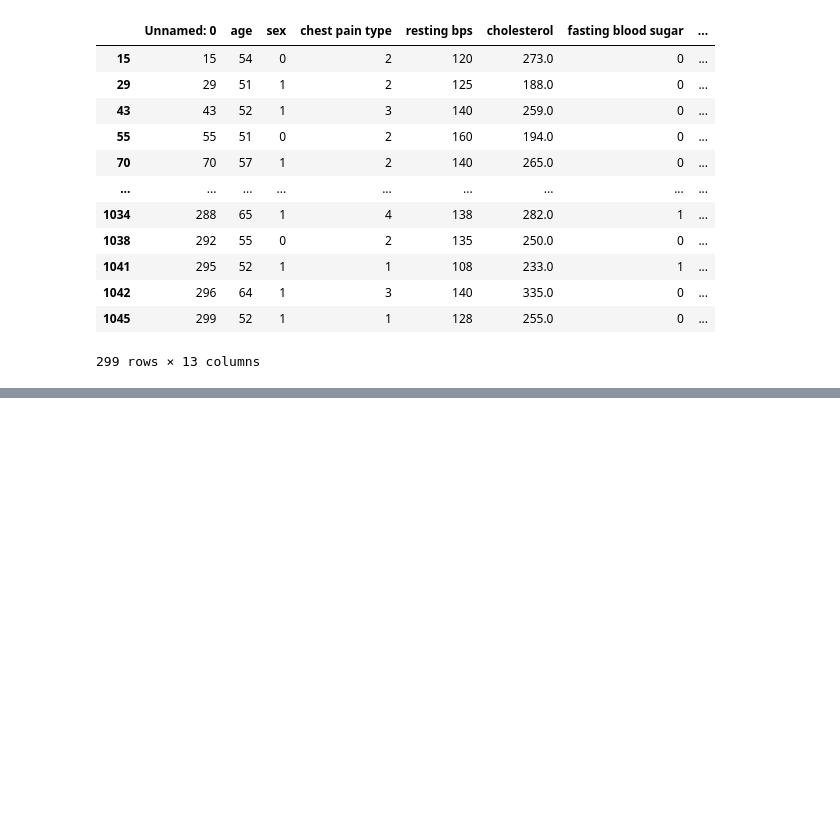
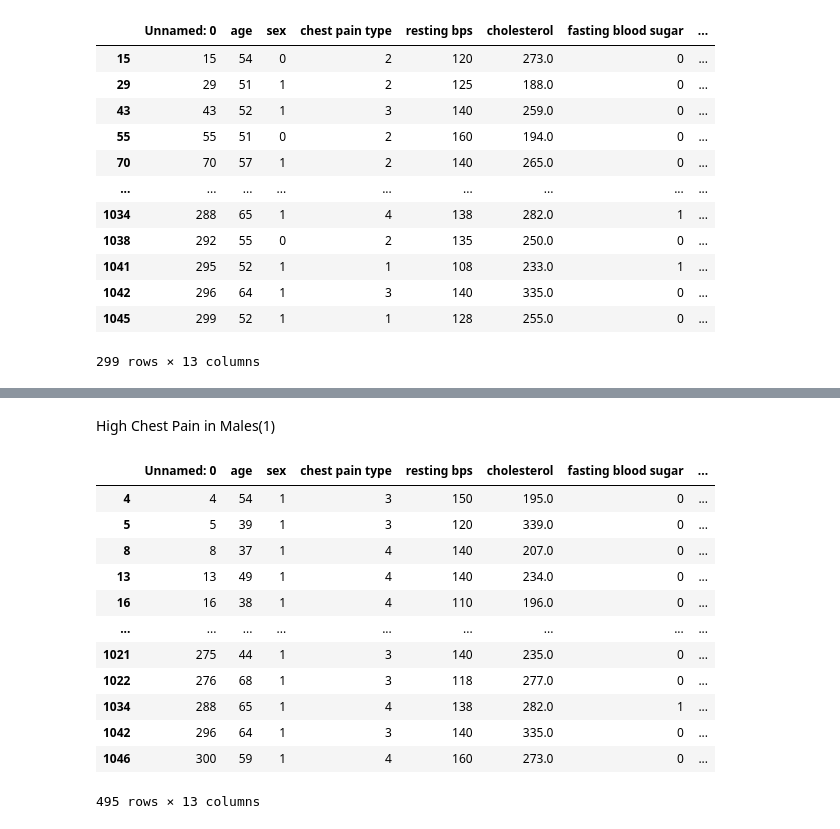
Before and after one commit to Astro0re/Data, a Jupyter notebook: Heart Disease/Heart Disease analysis.ipynb, the cells around one changed output, grey strips where cells are left out. Cells and saved outputs as stored; diff of their text form; code cells hidden in the pictures; blank space fills up the shorter version.

```diff
--- a/Heart Disease/Heart Disease analysis.ipynb
+++ b/Heart Disease/Heart Disease analysis.ipynb
@@ -237,0 +252,18 @@ TypeError: cannot do slice indexing on RangeIndex with these indexers [age] of t
+# %% [markdown]
+High Chest Pain in Males(1)
+# %%
+Hrt[(Hrt['sex'] == 1 ) & (Hrt['chest pain type'] >= 3 ) ]
+# %% [output]
+|  | Unnamed: 0 | age | sex | chest pain type | resting bps | cholesterol | fasting blood sugar | ... |
+| 4 | 4 | 54 | 1 | 3 | 150 | 195.0 | 0 | ... |
+| 5 | 5 | 39 | 1 | 3 | 120 | 339.0 | 0 | ... |
+| 8 | 8 | 37 | 1 | 4 | 140 | 207.0 | 0 | ... |
+| 13 | 13 | 49 | 1 | 4 | 140 | 234.0 | 0 | ... |
+| 16 | 16 | 38 | 1 | 4 | 110 | 196.0 | 0 | ... |
+| ... | ... | ... | ... | ... | ... | ... | ... | ... |
+| 1021 | 275 | 44 | 1 | 3 | 140 | 235.0 | 0 | ... |
+| 1022 | 276 | 68 | 1 | 3 | 118 | 277.0 | 0 | ... |
+| 1034 | 288 | 65 | 1 | 4 | 138 | 282.0 | 1 | ... |
+| 1042 | 296 | 64 | 1 | 3 | 140 | 335.0 | 0 | ... |
+| 1046 | 300 | 59 | 1 | 4 | 160 | 273.0 | 0 | ... |
+495 rows × 13 columns
```
Also changed, not shown: parts of 6 cells of this notebook.
